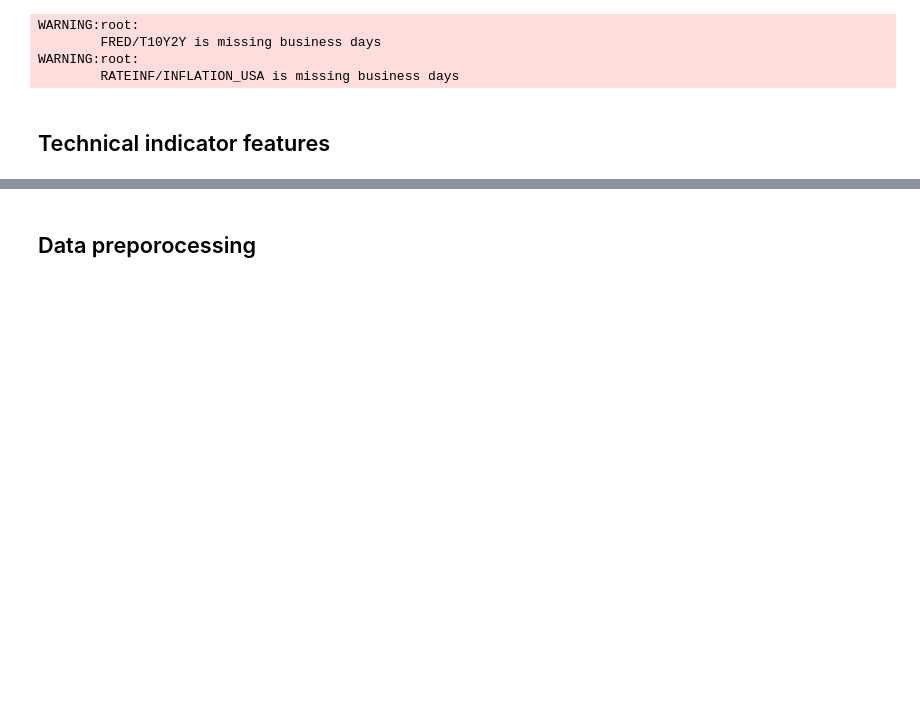
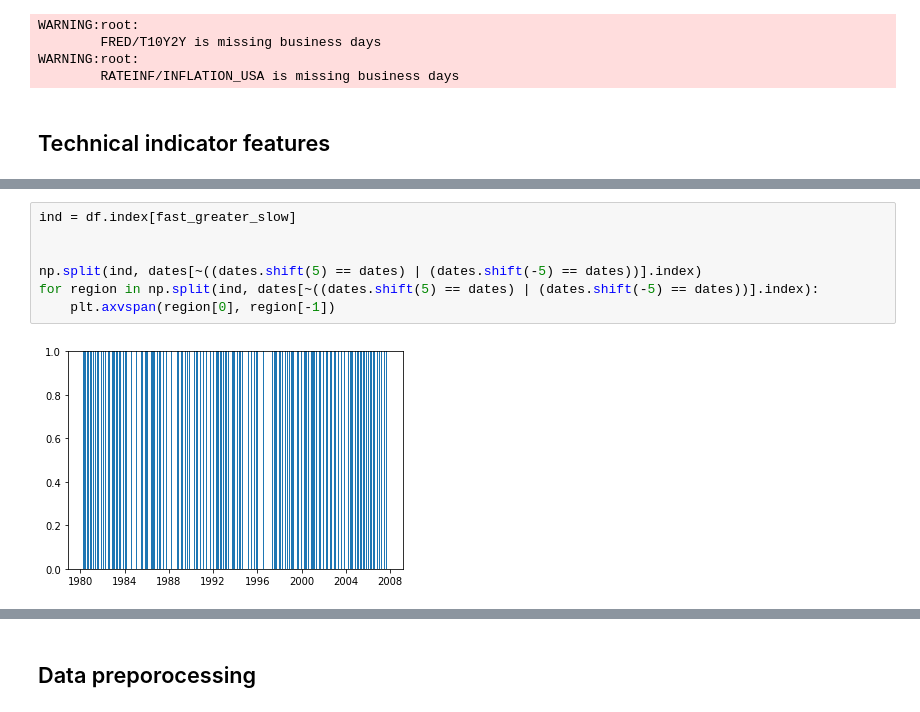
Before and after one commit to jbmoorhouse/gold_returns_predictor, a Jupyter notebook: xauusd_analysis.ipynb, the cells around one changed output, grey strips where cells are left out. Saved outputs shown, nothing was run; the diff lists cells and outputs as text; blank space fills up the shorter version.

```diff
--- a/xauusd_analysis.ipynb
+++ b/xauusd_analysis.ipynb
@@ -155,0 +202,9 @@ pipeline1 = Pipeline([
+# %%
+ind = df.index[fast_greater_slow]
+
+
+np.split(ind, dates[~((dates.shift(5) == dates) | (dates.shift(-5) == dates))].index)
+for region in np.split(ind, dates[~((dates.shift(5) == dates) | (dates.shift(-5) == dates))].index):
+    plt.axvspan(region[0], region[-1])
+# %% [output]
+[figure, added]
```
Also changed, not shown: parts of 6 cells of this notebook, 2 other files.
